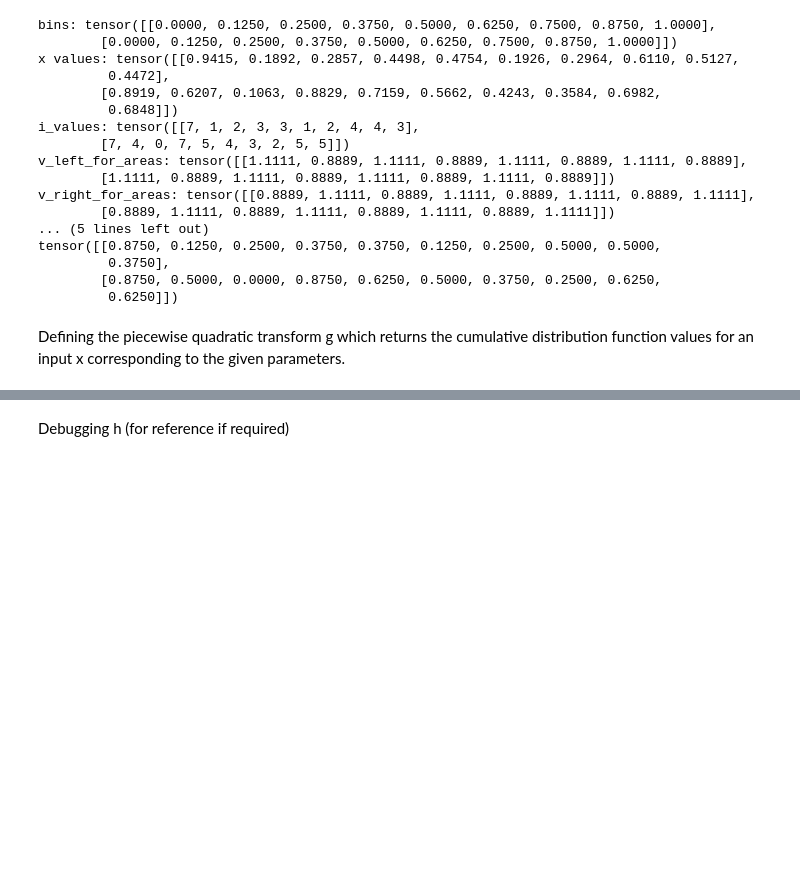
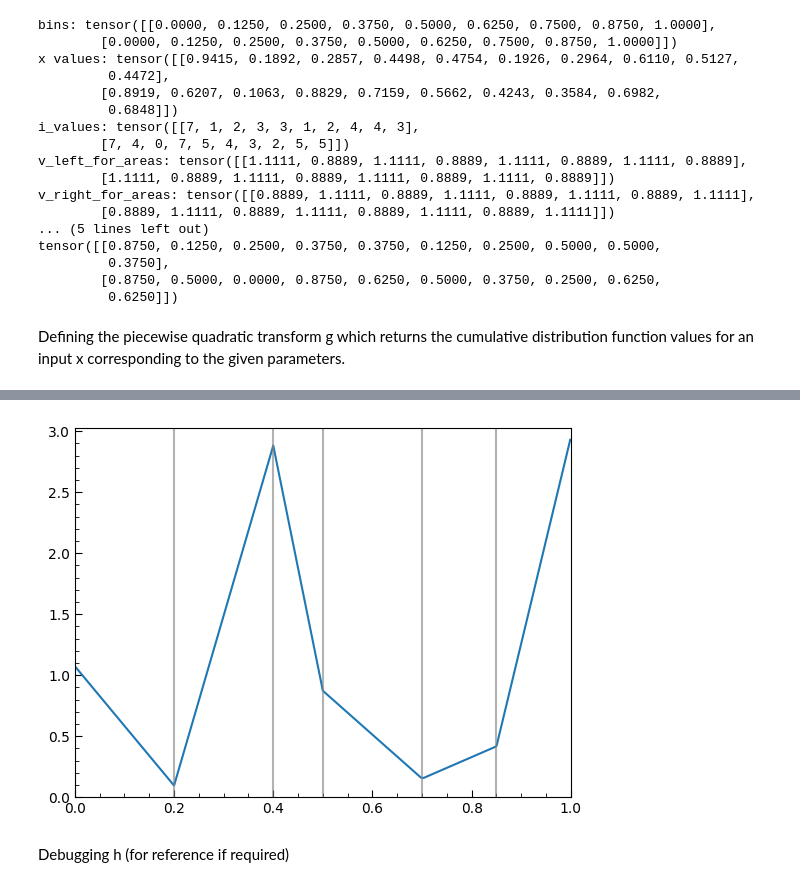
Before and after one commit to alracey/level4-project, a Jupyter notebook: piecewise_quadratic_2d_opt_bins_pytorch.ipynb, the cells around one changed output, grey strips where cells are left out. Drawn from its saved outputs; the diff is of its cells as text; code cells hidden in the pictures; blank space fills up the shorter version.

```diff
--- a/piecewise_quadratic_2d_opt_bins_pytorch.ipynb
+++ b/piecewise_quadratic_2d_opt_bins_pytorch.ipynb
@@ -309,3 +369,44 @@ plot_g(test_params, test_bins, dim=1, display_bins=True)
+# %%
+
+def plot_pdf(params, bins, dim, display_bins):
+  '''
+  dimension = 0 or 1
+  '''
+
+  x_plot = torch.rand(D, 1000)
+  x_plot = x_plot.sort(dim=1).values
+
+  pdf_plot = pdf(x_plot, params, bins)
+
+  fig, ax = plt.subplots()
+
+  ax.plot(x_plot[dim].cpu(), pdf_plot[dim].cpu())
+  max_val = pdf_plot[dim].max()
+
+  if display_bins == True:
+
+    bin_plot_edges = bins[dim][1:-1]
+
+
+    #bin_plot_heights = torch_interp(bin_plot_edges, x_plot[dim], g_plot[dim])
+
+    ax.vlines(bin_plot_edges, ymin=0, ymax=max_val + 1, color="gray", alpha=0.6)
+
+  ax.set_xlim(0, 1)
+  ax.set_ylim(0, max_val + 0.1)
+
+
+  ax.tick_params(axis="both", which="major", direction="in", length=5, labelsize=10)
+  ax.tick_params(axis="both", which="minor", direction="in", length=3)
+  ax.minorticks_on()
+
+  plt.show()
+# %%
+test_params = torch.tensor([[0.3541, 0.0313, 0.9507, 0.2876, 0.0501, 0.1374, 0.9733],
+                            [0.3541, 0.0313, 0.9507, 0.2876, 0.0501, 0.1374, 0.9733]])
+plot_pdf(test_params, test_bins, dim=1, display_bins=True)
+# %% [output]
+[figure, added]
 # %% [markdown]
 Debugging h (for reference if required)
 # %%
```
Also changed, not shown: parts of 7 cells of this notebook.
